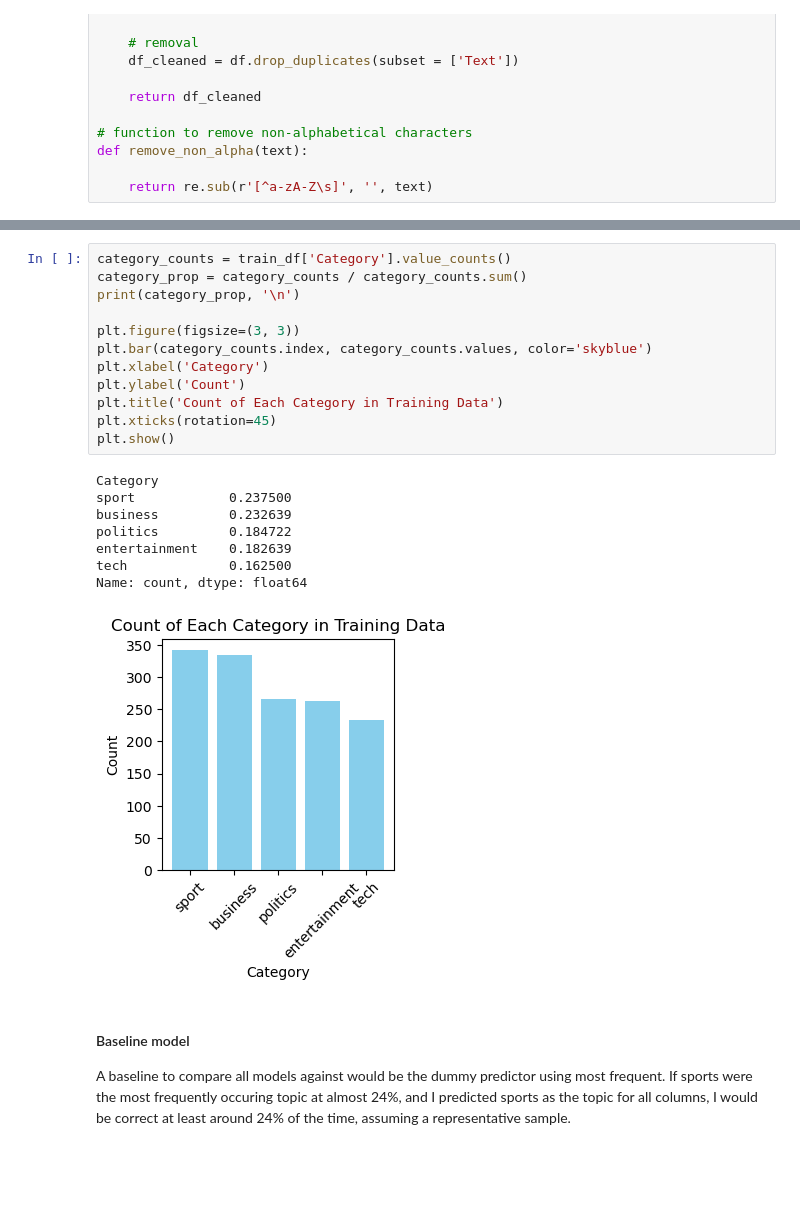
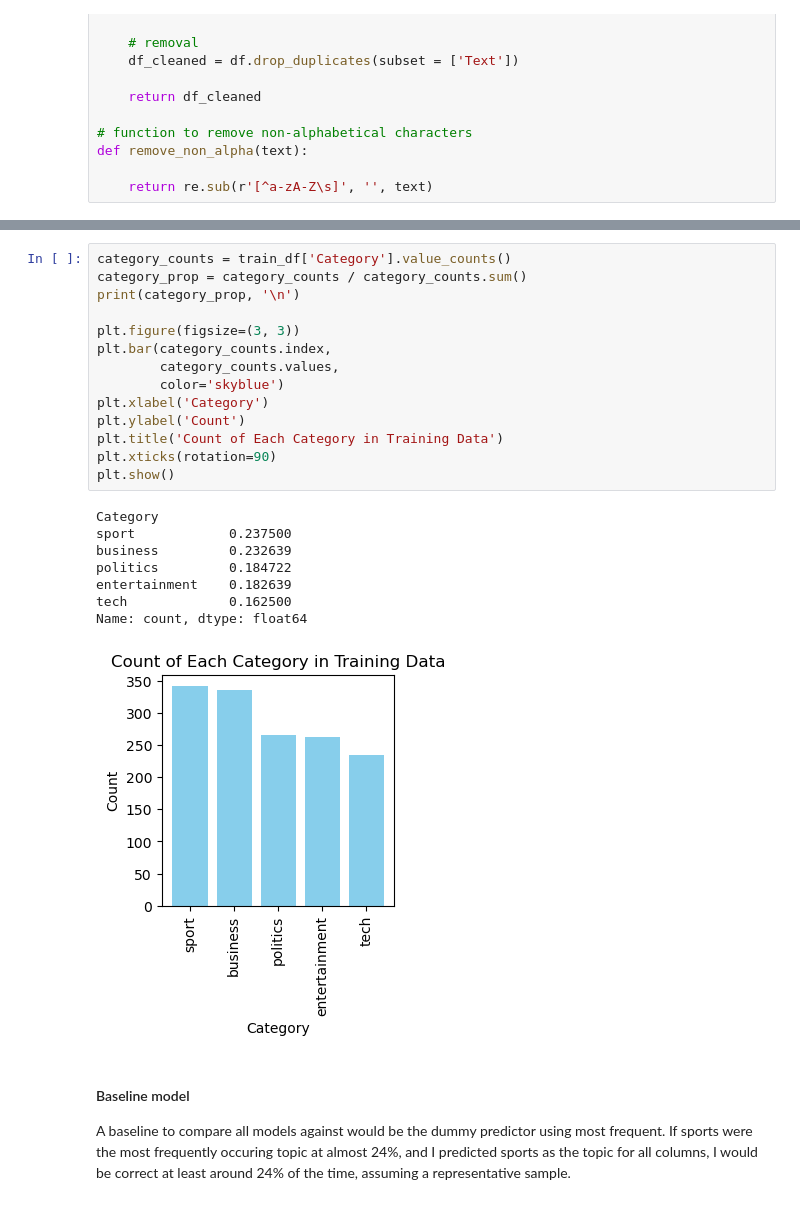
Before and after one commit to FleaBusyBeeBergs/dtsa5510-bbc-news-classification, a Jupyter notebook: bbc-news-classification.ipynb, the cells around one changed output, grey strips where cells are left out. Cells and saved outputs as stored; diff of their text form; blank space fills up the shorter version.

```diff
--- a/bbc-news-classification.ipynb
+++ b/bbc-news-classification.ipynb
@@ -103,24 +105,26 @@ No. of duplicate articles: 0
 # %%
 category_counts = train_df['Category'].value_counts()
 category_prop = category_counts / category_counts.sum()
 print(category_prop, '\n')
 
 plt.figure(figsize=(3, 3))
-plt.bar(category_counts.index, category_counts.values, color='skyblue')
+plt.bar(category_counts.index,
+        category_counts.values,
+        color='skyblue')
 plt.xlabel('Category')
 plt.ylabel('Count')
 plt.title('Count of Each Category in Training Data')
-plt.xticks(rotation=45)
+plt.xticks(rotation=90)
 plt.show()
 # %% [output]
 Category
 sport            0.237500
 business         0.232639
 politics         0.184722
 entertainment    0.182639
 tech             0.162500
 Name: count, dtype: float64
-[figure, old version]
+[figure, new version]
 # %% [markdown]
 #### Baseline model
 A baseline to compare all models against would be the dummy predictor using most frequent. If sports were the most frequently occuring topic at almost 24%, and I predicted sports as the topic for all columns, I would be correct at least around 24% of the time, assuming a representative sample.
```
Also changed, not shown: parts of 12 cells of this notebook.
